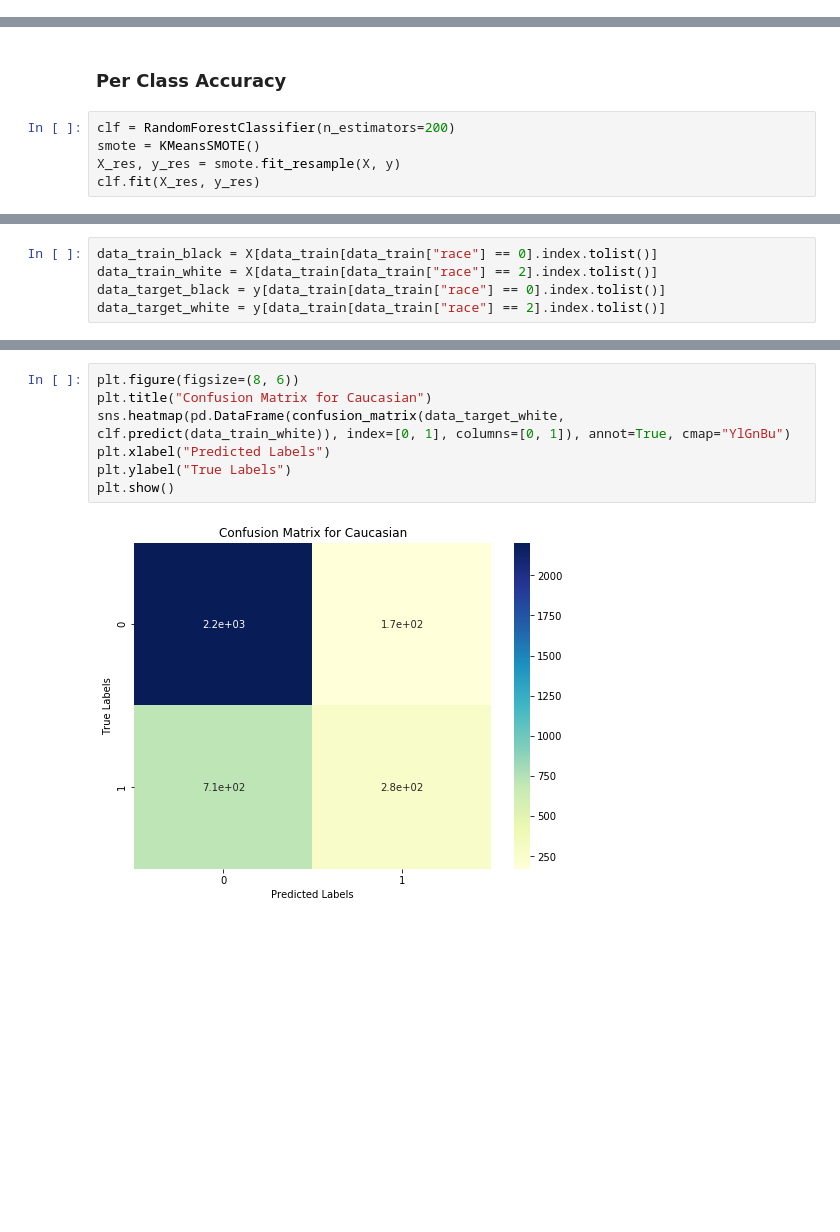
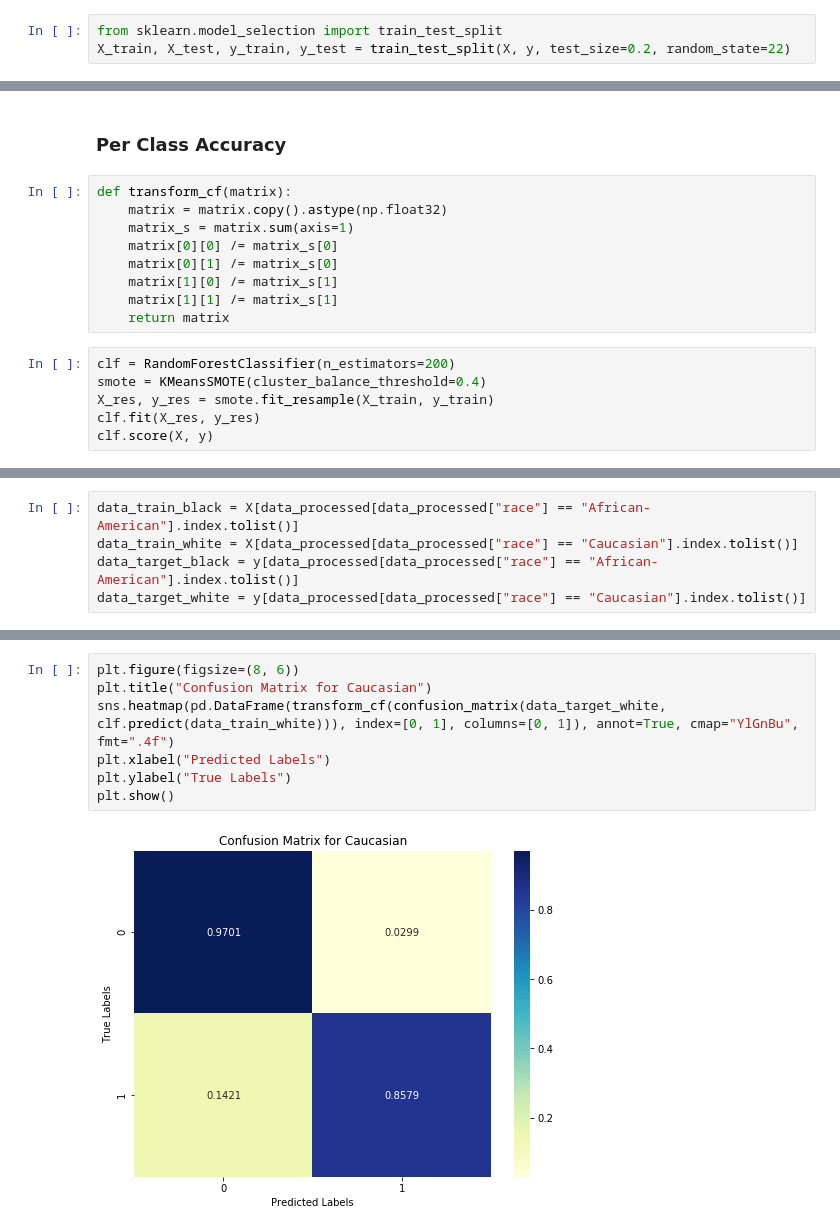
Before and after one commit to teamclouday/DataImputation, a Jupyter notebook: compas.ipynb, the cells around one changed output, grey strips where cells are left out. Cells and saved outputs as stored; diff of their text form; blank space fills up the shorter version.

```diff
--- a/compas.ipynb
+++ b/compas.ipynb
@@ -461,2 +439,5 @@ RandomForestClassifier: 0.66860
+# %%
+from sklearn.model_selection import train_test_split
+X_train, X_test, y_train, y_test = train_test_split(X, y, test_size=0.2, random_state=22)
 # %% [markdown]
 ### Add Parameter Searching
@@ -629,8 +620,18 @@ Acc on enlarged data: 0.6650
 # %% [markdown]
 ### Per Class Accuracy
+# %%
+def transform_cf(matrix):
+    matrix = matrix.copy().astype(np.float32)
+    matrix_s = matrix.sum(axis=1)
+    matrix[0][0] /= matrix_s[0]
+    matrix[0][1] /= matrix_s[0]
+    matrix[1][0] /= matrix_s[1]
+    matrix[1][1] /= matrix_s[1]
+    return matrix
 # %%
 clf = RandomForestClassifier(n_estimators=200)
-smote = KMeansSMOTE()
-X_res, y_res = smote.fit_resample(X, y)
+smote = KMeansSMOTE(cluster_balance_threshold=0.4)
+X_res, y_res = smote.fit_resample(X_train, y_train)
 clf.fit(X_res, y_res)
+clf.score(X, y)
 # %% [output]
@@ -654,5 +639,5 @@ array([0, 1, 2, 3, 4, 5], dtype=int64)
 # %%
-data_train_black = X[data_train[data_train["race"] == 0].index.tolist()]
-data_train_white = X[data_train[data_train["race"] == 2].index.tolist()]
-data_target_black = y[data_train[data_train["race"] == 0].index.tolist()]
-data_target_white = y[data_train[data_train["race"] == 2].index.tolist()]
+data_train_black = X[data_processed[data_processed["race"] == "African-American"].index.tolist()]
+data_train_white = X[data_processed[data_processed["race"] == "Caucasian"].index.tolist()]
+data_target_black = y[data_processed[data_processed["race"] == "African-American"].index.tolist()]
+data_target_white = y[data_processed[data_processed["race"] == "Caucasian"].index.tolist()]
@@ -671,12 +658,12 @@ plt.show()
 # %%
 plt.figure(figsize=(8, 6))
 plt.title("Confusion Matrix for Caucasian")
-sns.heatmap(pd.DataFrame(confusion_matrix(data_target_white, clf.predict(data_train_white)), index=[0, 1], columns=[0, 1]), annot=True, cmap="YlGnBu")
+sns.heatmap(pd.DataFrame(transform_cf(confusion_matrix(data_target_white, clf.predict(data_train_white))), index=[0, 1], columns=[0, 1]), annot=True, cmap="YlGnBu", fmt=".4f")
 plt.xlabel("Predicted Labels")
 plt.ylabel("True Labels")
 plt.show()
 # %% [output]
-[figure, old version]
+[figure, new version]
 # %%
 data_train_black.shape, data_train_white.shape
 # %% [output]
```
Also changed, not shown: parts of 106 cells of this notebook.
